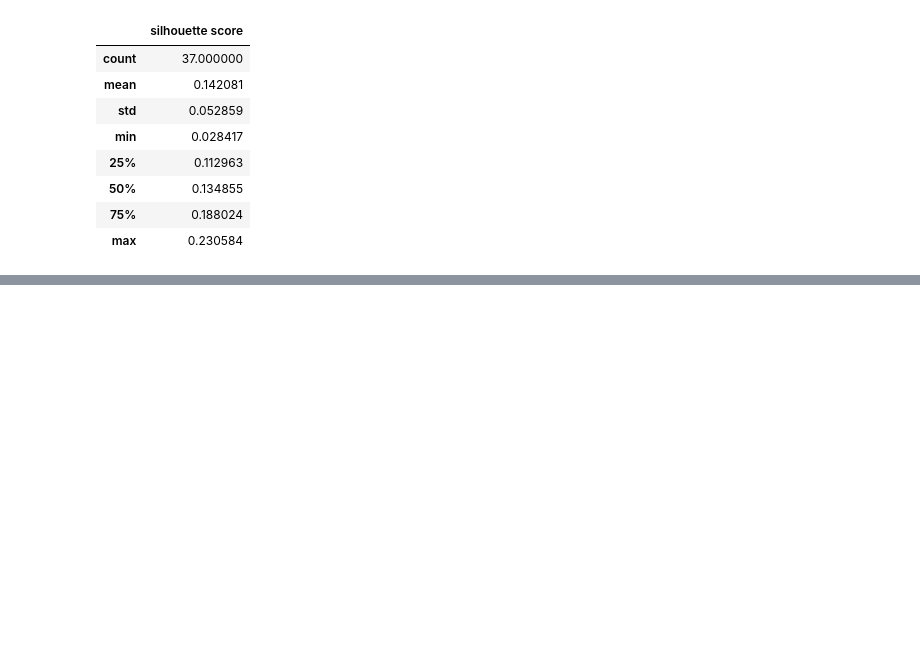
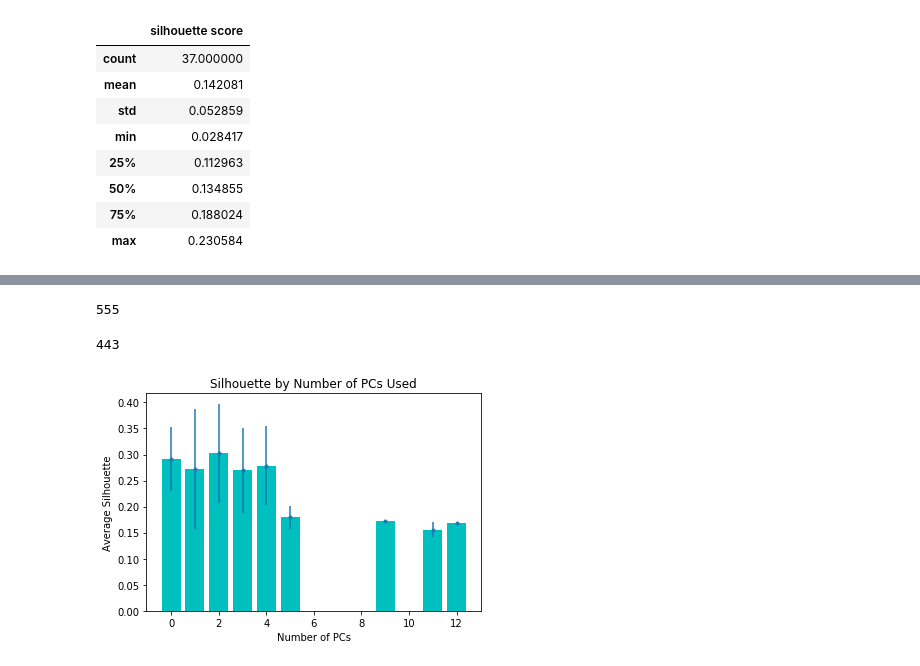
Before and after one commit to ilay32/wals-project, a Jupyter notebook: subareas.ipynb, the cells around one changed output, grey strips where cells are left out. Saved outputs shown, nothing was run; the diff lists cells and outputs as text; code cells hidden in the pictures; blank space fills up the shorter version.

```diff
--- a/subareas.ipynb
+++ b/subareas.ipynb
@@ -138,3 +55,0 @@ Imputing row 701/703 with 0 missing, elapsed time: 0.078
-# %%
-for i,(row,column,value) in enumerate(removed):
-    print(value,filled_knn[i][list(test.columns).index(column)])
@@ -205,0 +62,15 @@ r2df[r2df['feature'] == '143A']
+# %%
+groups = pickle.load(open('feature-sets/phon-2subs-1832-index5-with-gensep.pkl','rb'))
+groups = groups[:1500]
+# %%
+gstats = list()
+for g in groups:
+    top2fams = g.families.most_common(2)
+    gstats.append({
+        'spectral index' : g.quality_index,
+        'genetic silhouette' : g.genetic_silhouette_score,
+        'silhouette dims' : sorted(g.genetic_silhouettes,key=lambda x: x[1],reverse=True)[0][0],
+        'family 1' : top2fams[0][1],
+        'family 2' : top2fams[1][1]
+    })
+gstats = pd.DataFrame(gstats)
@@ -205,0 +97,31 @@ r2df[r2df['feature'] == '143A']
+# %%
+# Number of feature sets for which the best silhouette is provided by some representation other than
+# purely 1st PC
+len(gstats.loc[gstats['silhouette dims'] != 1])
+# %% [output]
+555
+# %%
+# Number of feature sets for which the best silhouette is provided by some representation other than
+# raw or 1st PC alone
+len(gstats.loc[gstats['silhouette dims'] > 1])
+# %% [output]
+443
+# %%
+dfs = list()
+x = np.arange(-1,13)
+for i in x:
+    dfs.append(gstats.loc[gstats['silhouette dims'] == i])
+
+from matplotlib import cm
+means = np.array([df['genetic silhouette'].mean() for df in dfs])
+stds = np.array([df['genetic silhouette'].std() for df in dfs])
+counts = np.array([len(df) for df in dfs])
+
+plt.title("Silhouette by Number of PCs Used")
+plt.ylabel('Average Silhouette')
+plt.xlabel('Number of PCs')
+plt.bar(x, means,color='c')
+plt.errorbar(x, means, yerr=stds, fmt='.')
+plt.show()
+# %% [output]
+[figure, added]
```
Also changed, not shown: parts of 40 cells of this notebook.
